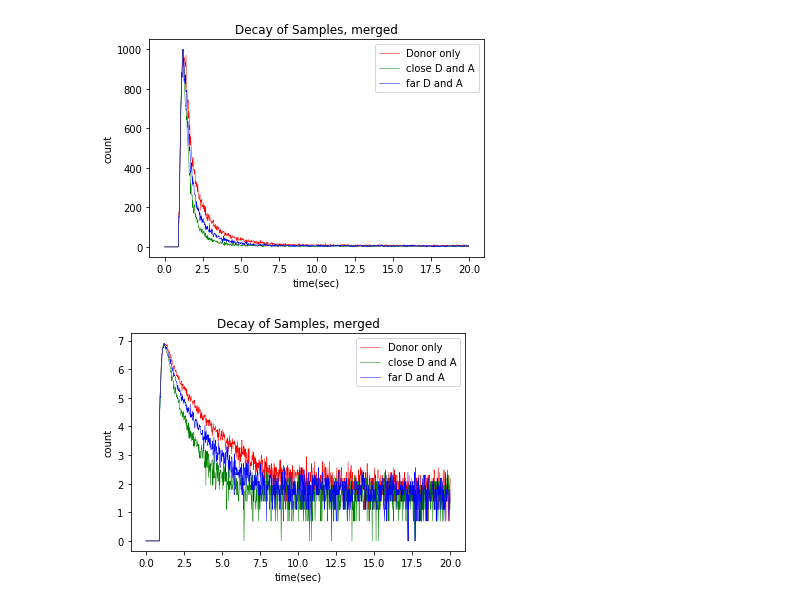
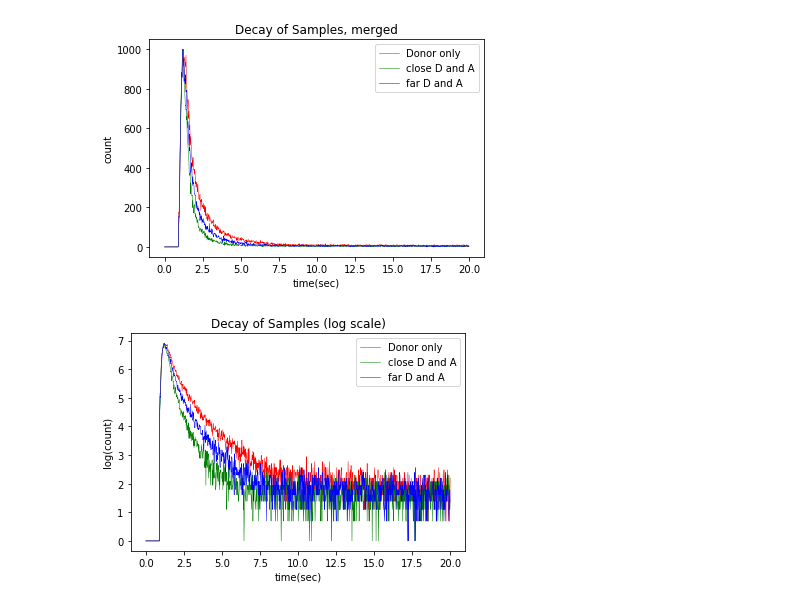
Before and after one commit to kadryjh1724/HW, a Jupyter notebook: Physical Analytical Chemistry Lab/FRET/data_analysis.ipynb, the cells around one changed output. Saved outputs shown, nothing was run; the diff lists cells and outputs as text; code cells hidden in the pictures.

```diff
--- a/Physical Analytical Chemistry Lab/FRET/data_analysis.ipynb
+++ b/Physical Analytical Chemistry Lab/FRET/data_analysis.ipynb
@@ -114,16 +114,16 @@ plt.show()
 # %%
 A = plt.plot(Dd_np[:,0],np.log(Dd_np[:,1]+1),'r-',label='Donor only')
 B = plt.plot(DAcd_np[:,0],np.log(DAcd_np[:,1]+1),'g-',label='close D and A')
 C = plt.plot(DAfd_np[:,0],np.log(DAfd_np[:,1]+1),'b-',label='far D and A')
 
 plt.setp(A, linewidth=0.5)
 plt.setp(B, linewidth=0.5)
 plt.setp(C, linewidth=0.5)
 
 plt.xlabel('time(sec)')
-plt.ylabel('count')
+plt.ylabel('log(count)')
 plt.legend(loc="upper right")
 plt.title('Decay of Samples (log scale)')
 plt.show()
 # %% [output]
-[figure, old version]
+[figure, new version]
```
